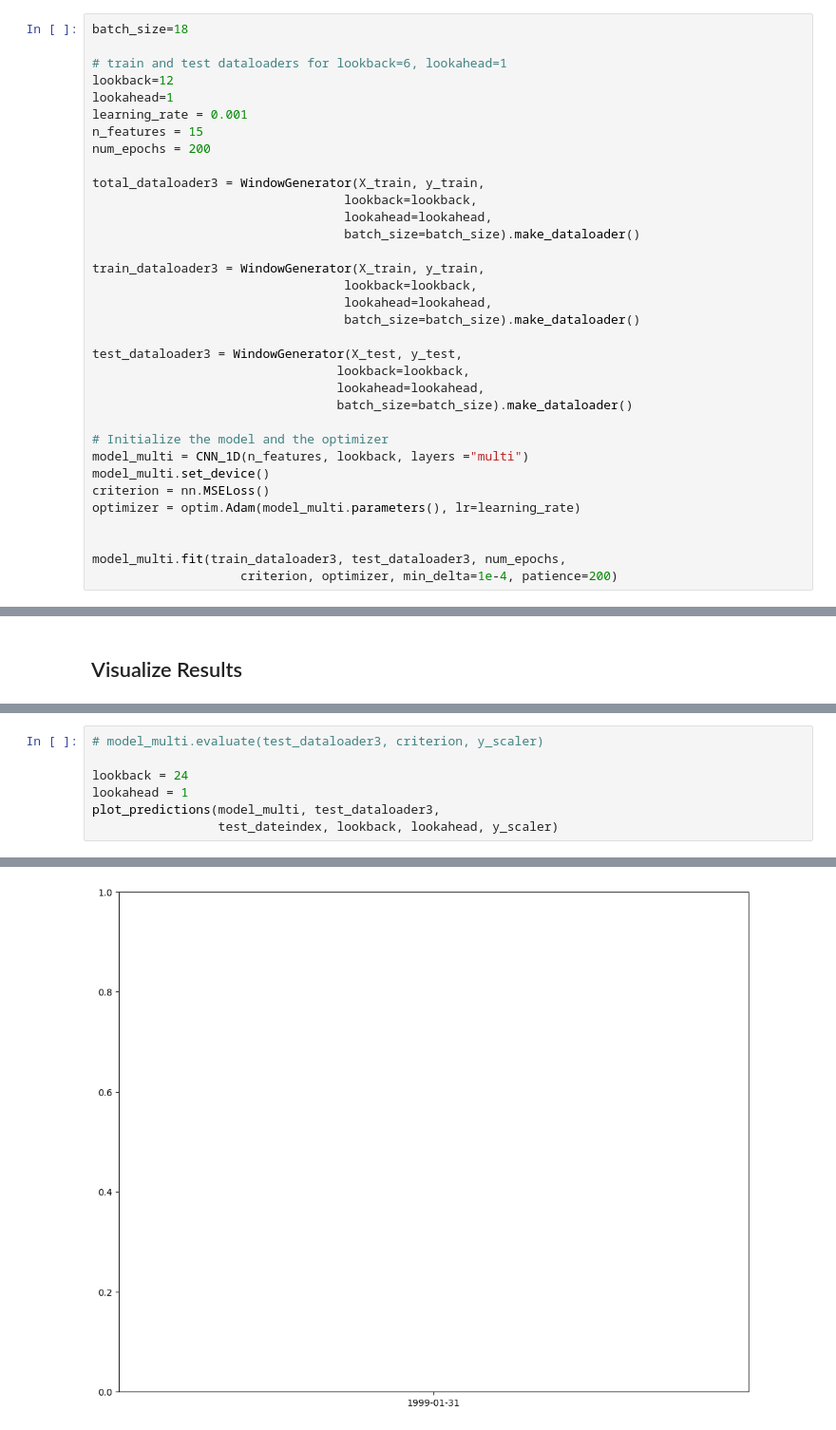
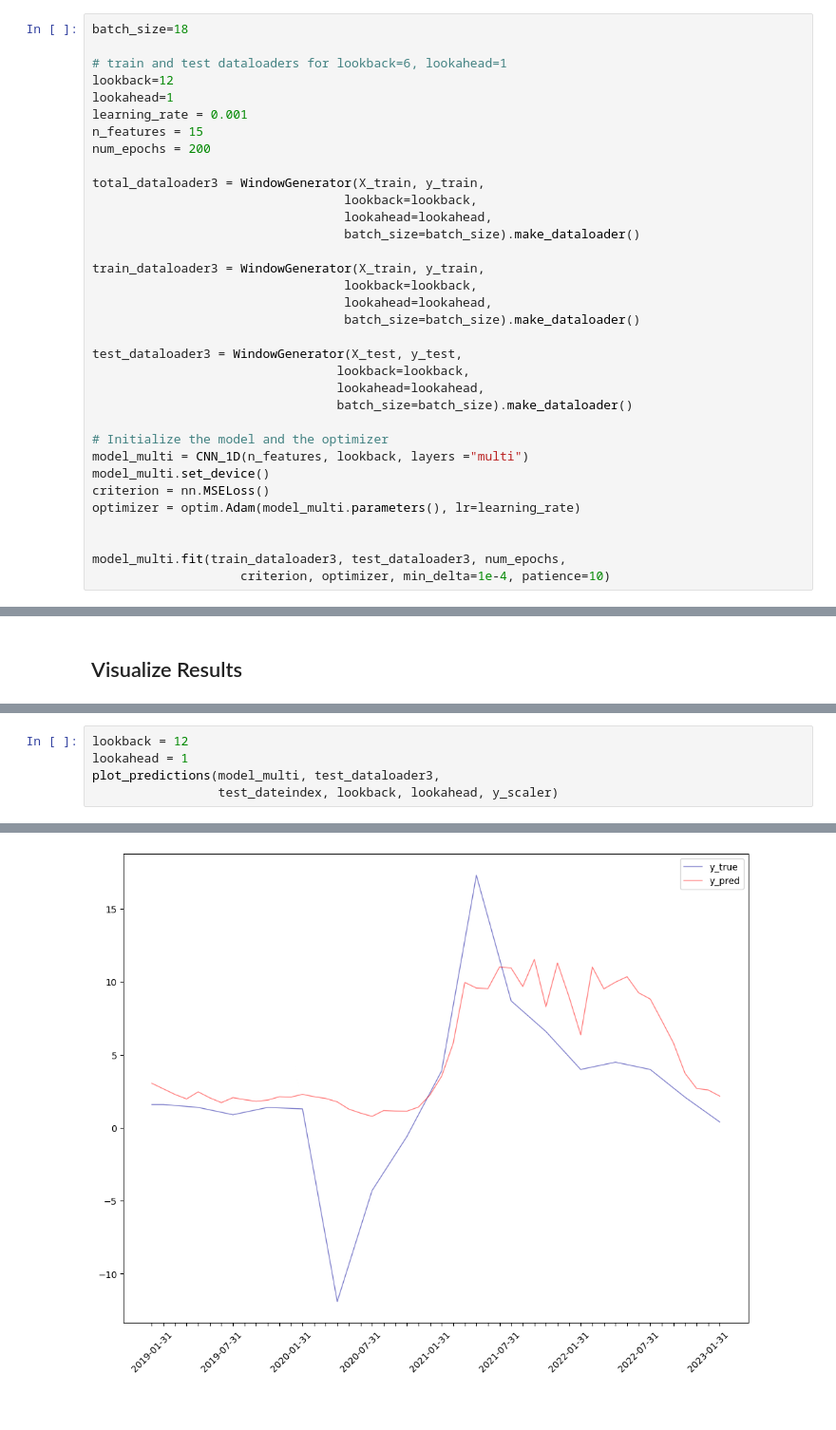
Before and after one commit to davzoku/nowcasting, a Jupyter notebook: CNN.ipynb, the cells around one changed output, grey strips where cells are left out. Shown at 95% size. Saved outputs shown, nothing was run; the diff lists cells and outputs as text.

```diff
--- a/CNN.ipynb
+++ b/CNN.ipynb
@@ -389,6 +242,6 @@ optimizer = optim.Adam(model_multi.parameters(), lr=learning_rate)
 
 
 model_multi.fit(train_dataloader3, test_dataloader3, num_epochs,
-                    criterion, optimizer, min_delta=1e-4, patience=200)
+                    criterion, optimizer, min_delta=1e-4, patience=10)
 # %% [output]
 torch.device => mps
@@ -501,7 +322,5 @@ plot_predictions(model_single, test_dataloader1,
 # %%
-# model_multi.evaluate(test_dataloader3, criterion, y_scaler)
-
-lookback = 24
+lookback = 12
 lookahead = 1
 plot_predictions(model_multi, test_dataloader3,
                  test_dateindex, lookback, lookahead, y_scaler)
@@ -510 +328 @@ ValueError: x and y must have same first dimension, but have shapes (290,) and (
-[figure, old version]
+[figure, new version]
```
Also changed, not shown: parts of 35 cells of this notebook, 4 other files.
